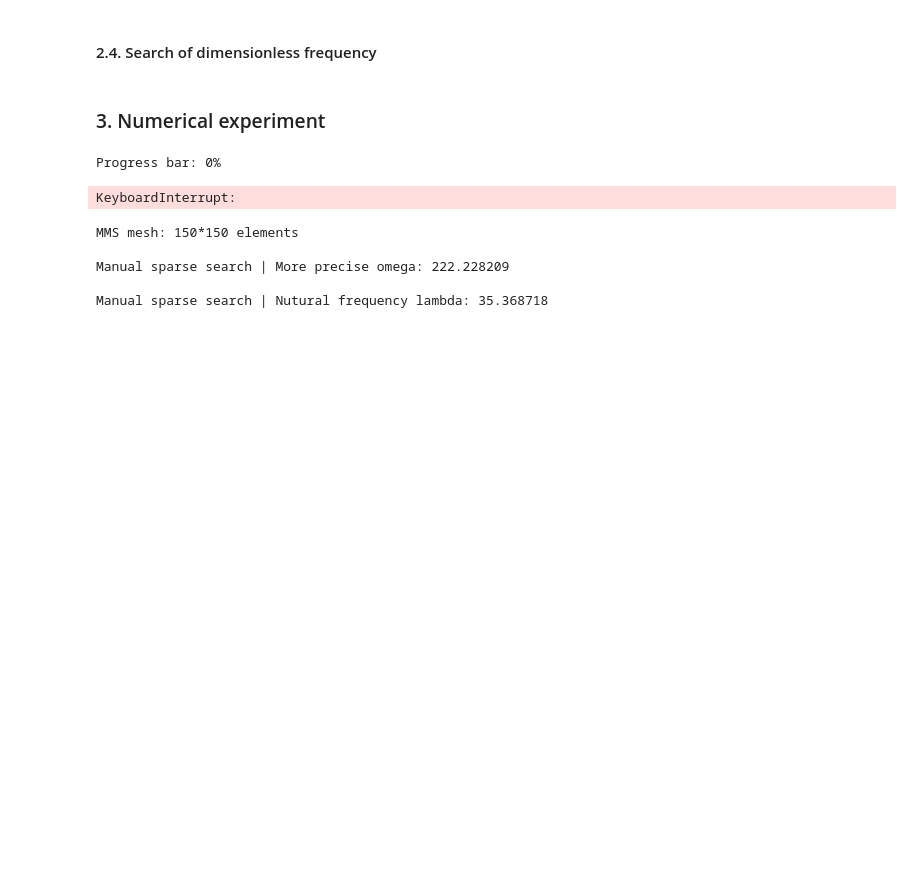
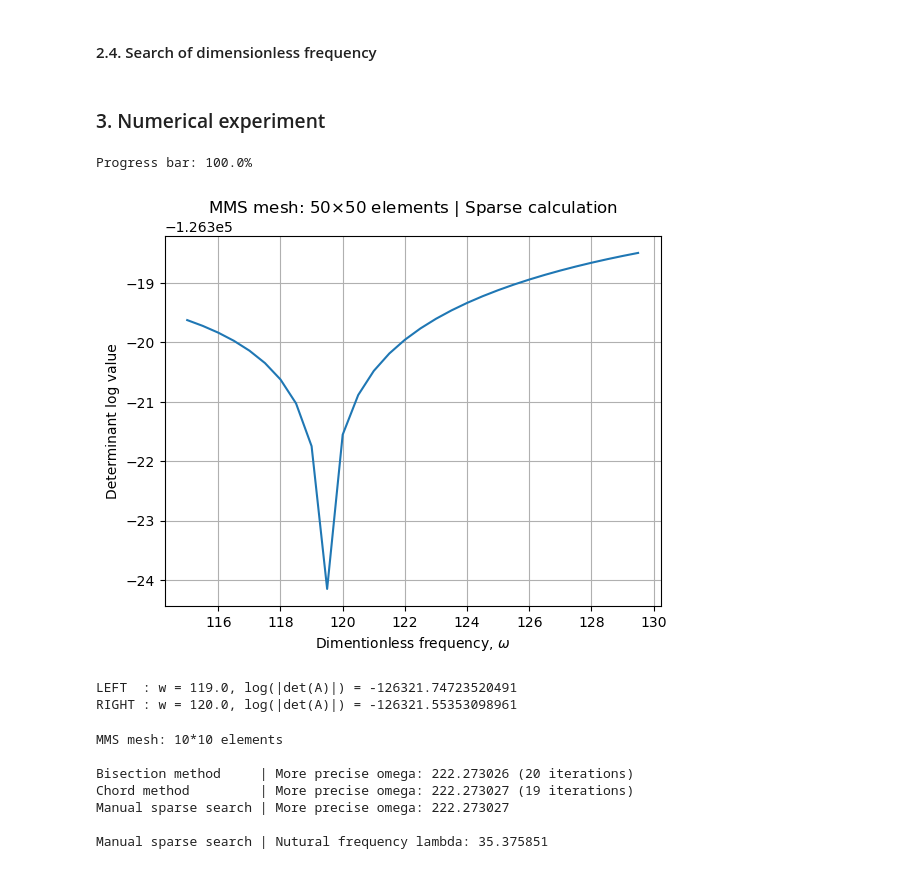
Before and after one commit to arroneq/KPI-FAM-subjects, a Jupyter notebook: Numerical Methods/Lab 5/nmmp5.ipynb, the cells around one changed output. Cells and saved outputs as stored; diff of their text form; code cells hidden in the pictures; blank space fills up the shorter version.

```diff
--- a/Numerical Methods/Lab 5/nmmp5.ipynb
+++ b/Numerical Methods/Lab 5/nmmp5.ipynb
@@ -18,8 +18,8 @@ a = 1
 b = 1
 
 # Grid will be (Nx-1) * (Ny-1) elements
-Nx = 151
-Ny = 151
+Nx = 51
+Ny = 51
 number_of_elements = (Nx-1)*(Ny-1)
 
 x_grid = np.outer(np.linspace(0, a, Nx), np.ones(Nx))
@@ -31,7 +31,7 @@ ly = y_grid[0][1]
 print(f"Space delta: lx = {lx}, ly = {ly}")
 
 # Whether use sparse arithmetic or not
-sparse_calculation = number_of_elements > 90
+sparse_calculation = number_of_elements > 300
 
 # Boundary conditions:
 # "CCCC": Displacement W = 0, Bending angle O = 0, Twisting angle O = 0
@@ -5379,19 +5380,21 @@ def sparse_determinant_function(omega):
 ### 3. Numerical experiment
 # %%
 approximate_intervals, determinant_sign, determinant_log_value = find_approximate_intersection_intervals(
-    omega_left_edge    = 1.0,
-    omega_right_edge   = 225.0,
-    omega_step         = 0.1
+    omega_left_edge    = 115.0,
+    omega_right_edge   = 130.0,
+    omega_step         = 0.5
 )
 # %% [output]
-Progress bar: 0%
+Progress bar: 100.0%
+[figure, added]
-KeyboardInterrupt:
+LEFT  : w = 119.0, log(|det(A)|) = -126321.74723520491
+RIGHT : w = 120.0, log(|det(A)|) = -126321.55353098961
 # %%
-# left_interval_edge = approximate_intervals[0][0]
-# right_interval_edge = approximate_intervals[0][1]
+left_interval_edge = approximate_intervals[0][0]
+right_interval_edge = approximate_intervals[0][1]
 
-left_interval_edge = 222.1
-right_interval_edge = 222.3
+left_interval_edge = 222.0
+right_interval_edge = 223.0
 
 print(f"MMS mesh: {(Nx-1)}*{(Ny-1)} elements", end="\n\n")
 
@@ -5430,8 +5433,10 @@ if plate_info["shape"] in ["rectangular-beam-like", "rectangular-strip-beam-like
 if plate_info["shape"] in ["rectangular plate + beam"]:
     print(f"\nManual sparse search | Nutural frequency lambda: {round(result.x[0]/(2*np.pi),6)}")
 # %% [output]
-MMS mesh: 150*150 elements
+MMS mesh: 10*10 elements
 
-Manual sparse search | More precise omega: 222.228209
+Bisection method     | More precise omega: 222.273026 (20 iterations)
+Chord method         | More precise omega: 222.273027 (19 iterations)
+Manual sparse search | More precise omega: 222.273027
 
-Manual sparse search | Nutural frequency lambda: 35.368718
+Manual sparse search | Nutural frequency lambda: 35.375851
```
Also changed, not shown: parts of 6 cells of this notebook, 1 other file.
